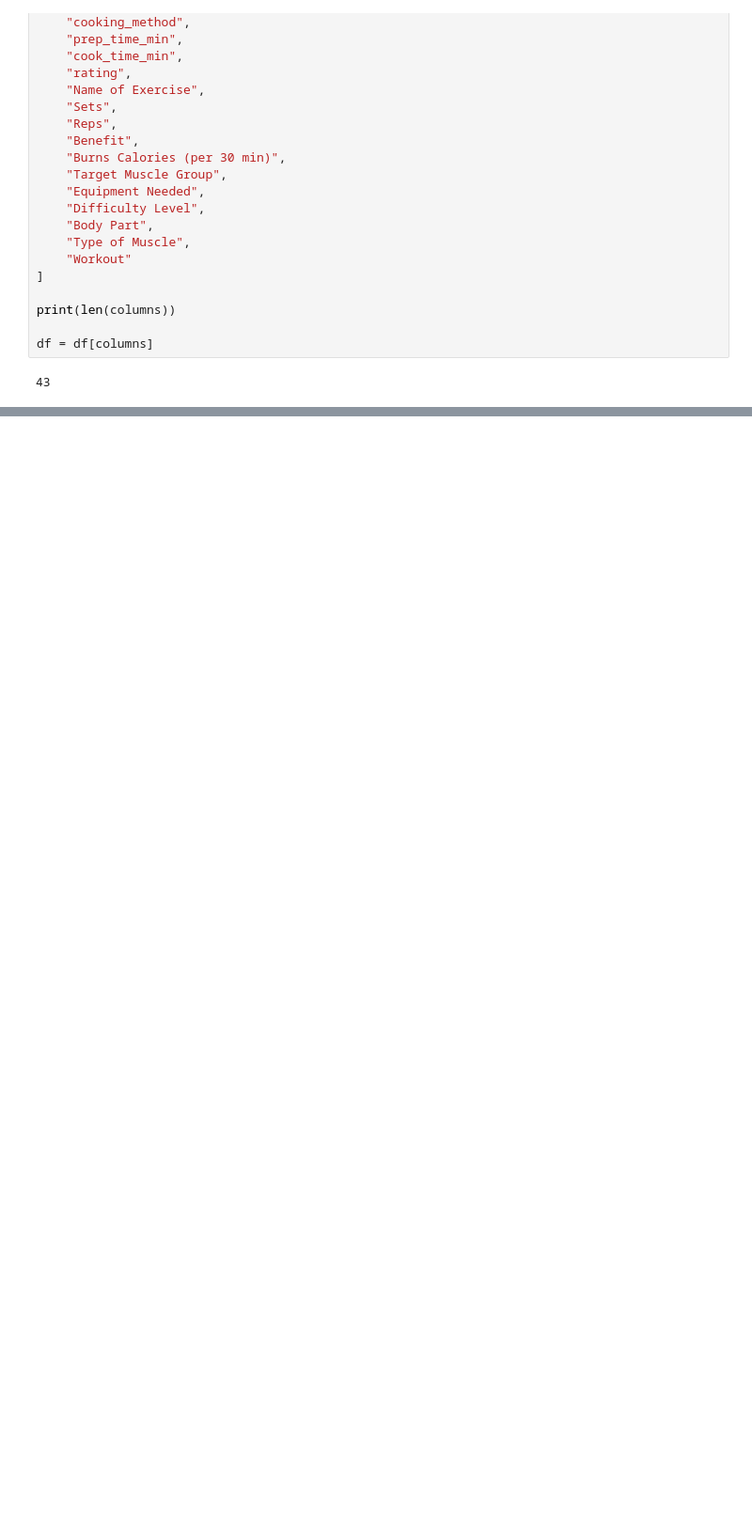
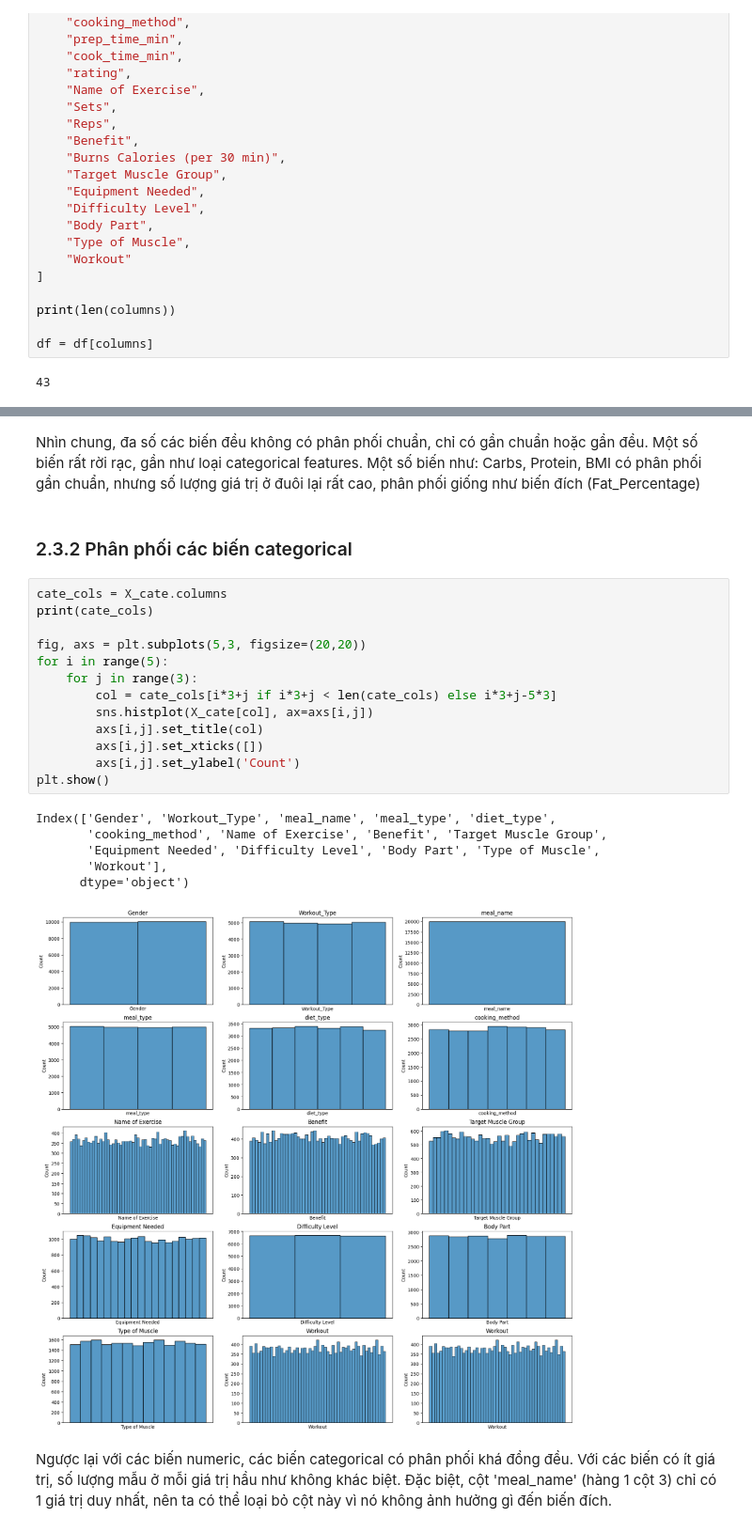
Before and after one commit to nahrixt0710/Life-Style-Data-Analysis, a Jupyter notebook: src/EDA.ipynb, the cells around one changed output, grey strips where cells are left out. Shown at 94% size. Drawn from its saved outputs; the diff is of its cells as text; blank space fills up the shorter version.

```diff
--- a/src/EDA.ipynb
+++ b/src/EDA.ipynb
@@ -134,0 +201,26 @@ for i, x in enumerate(X_corr.columns):
+# %% [markdown]
+Nhìn chung, đa số các biến đều không có phân phối chuẩn, chỉ có gần chuẩn hoặc gần đều. Một số biến rất rời rạc, gần như loại categorical features. Một số biến như: Carbs, Protein, BMI có phân phối gần chuẩn, nhưng số lượng giá trị ở đuôi lại rất cao, phân phối giống như biến đích (Fat_Percentage)
+# %% [markdown]
+### 2.3.2 Phân phối các biến categorical
+# %%
+cate_cols = X_cate.columns
+print(cate_cols)
+
+fig, axs = plt.subplots(5,3, figsize=(20,20))
+for i in range(5):
+    for j in range(3):
+        col = cate_cols[i*3+j if i*3+j < len(cate_cols) else i*3+j-5*3]
+        sns.histplot(X_cate[col], ax=axs[i,j])
+        axs[i,j].set_title(col)
+        axs[i,j].set_xticks([])
+        axs[i,j].set_ylabel('Count')
+plt.show()
+# %% [output]
+Index(['Gender', 'Workout_Type', 'meal_name', 'meal_type', 'diet_type',
+       'cooking_method', 'Name of Exercise', 'Benefit', 'Target Muscle Group',
+       'Equipment Needed', 'Difficulty Level', 'Body Part', 'Type of Muscle',
+       'Workout'],
+      dtype='object')
+[figure, added]
+# %% [markdown]
+Ngược lại với các biến numeric, các biến categorical có phân phối khá đồng đều. Với các biến có ít giá trị, số lượng mẫu ở mỗi giá trị hầu như không khác biệt. Đặc biệt, cột 'meal_name' (hàng 1 cột 3) chỉ có 1 giá trị duy nhất, nên ta có thể loại bỏ cột này vì nó không ảnh hưởng gì đến biến đích.
```
Also changed, not shown: parts of 39 cells of this notebook, 1 other file.
